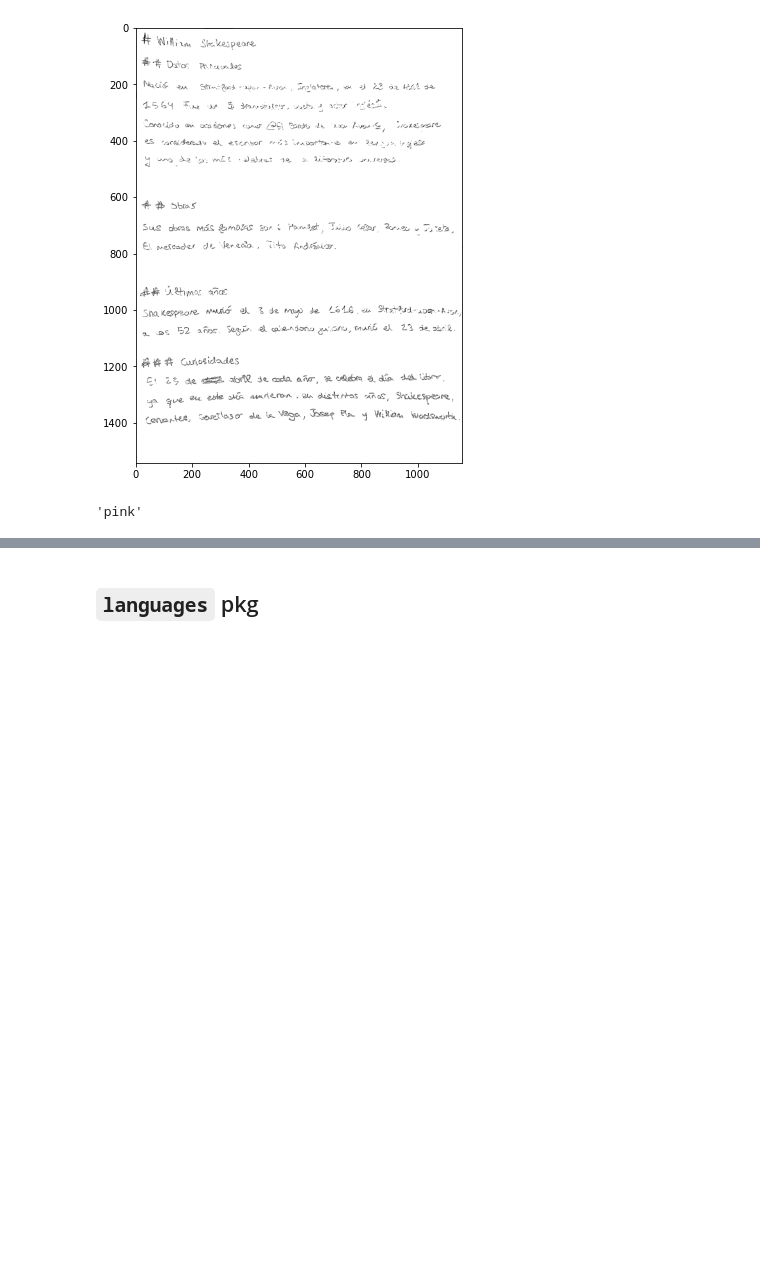
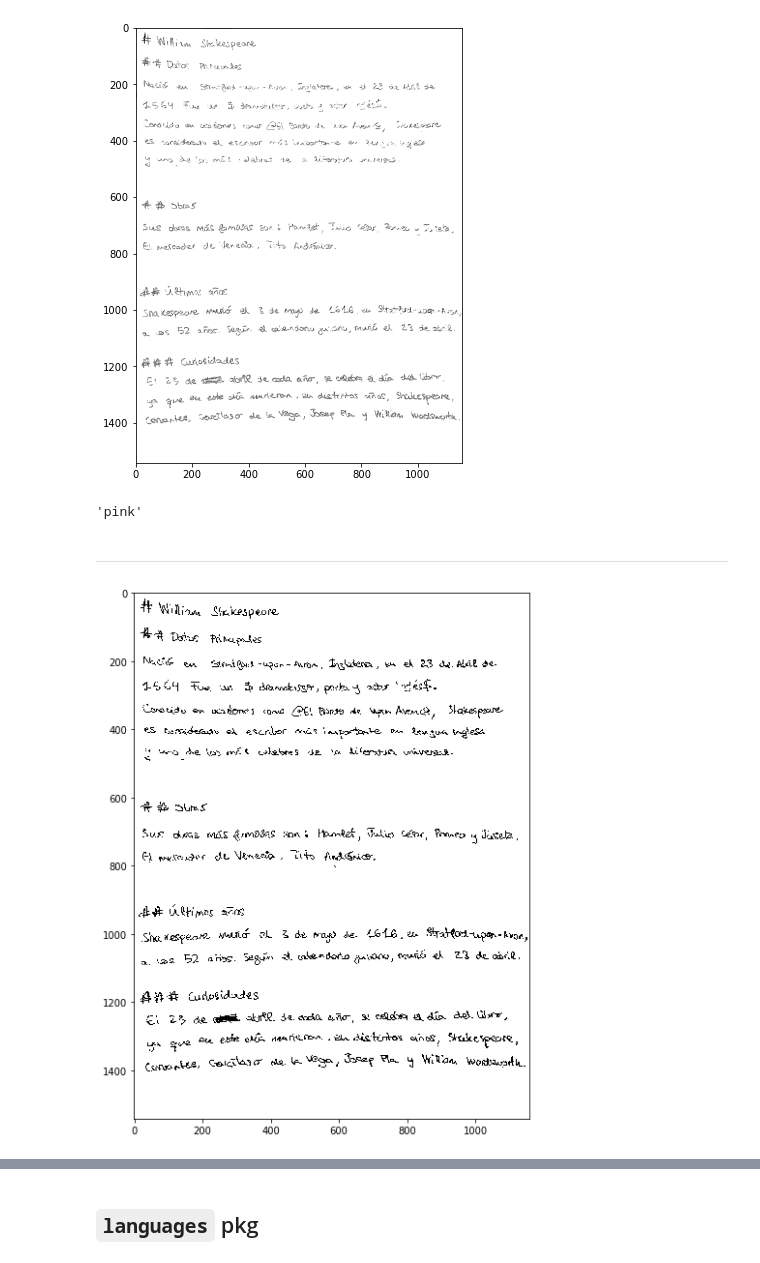
Before and after one commit to espetro/text-processing-old, a Jupyter notebook: testing.ipynb, the cells around one changed output, grey strips where cells are left out. Drawn from its saved outputs; the diff is of its cells as text; code cells hidden in the pictures; blank space fills up the shorter version.

```diff
--- a/testing.ipynb
+++ b/testing.ipynb
@@ -174,3 +174,20 @@ model = ColorGroup()
 model.predict(new_color)
 # %% [output]
 'pink'
+# %% [markdown]
+---
+# %%
+from preproc import LineSegmentation, RobustBinarize
+import matplotlib.pyplot as plt
+import numpy as np
+import cv2
+
+plt.rcParams['figure.figsize'] = (10, 10)
+
+# input: binarized (or grayscale) image in BGR mode
+image = cv2.imread("../data-sources/spanish-words-originals/test3_mini_lowq_bin.jpg")
+
+plt.imshow(image)
+plt.show()
+# %% [output]
+[figure, added]
```
Also changed, not shown: parts of 13 cells of this notebook, 21 other files.
